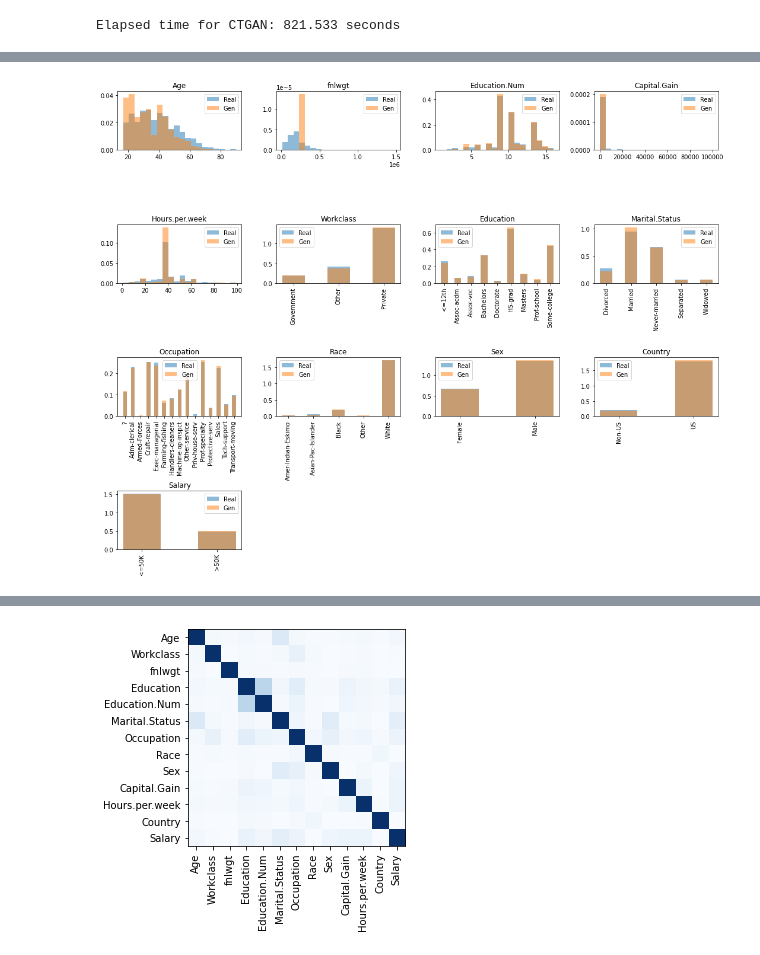
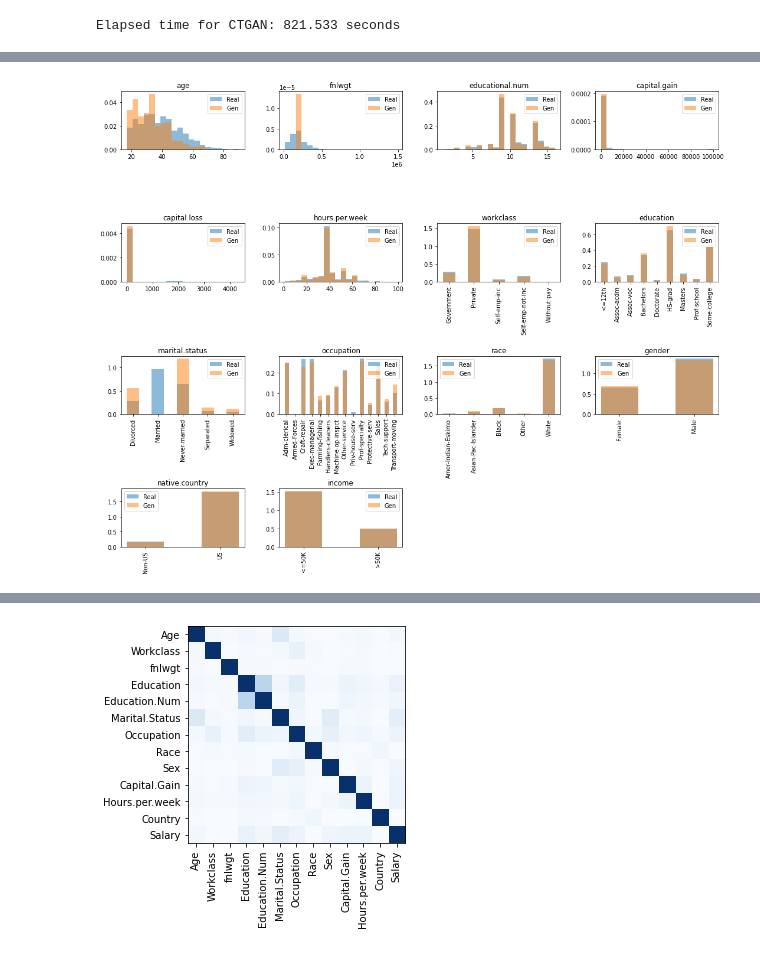
Before and after one commit to ArneRustad/Master-thesis-cf, a Jupyter notebook: tableGAN_compare_on_adult.ipynb, the cells around one changed output, grey strips where cells are left out. Cells and saved outputs as stored; diff of their text form; code cells hidden in the pictures.

Commit message:
Ran TGAN

```diff
--- a/tableGAN_compare_on_adult.ipynb
+++ b/tableGAN_compare_on_adult.ipynb
@@ -144,10 +131,10 @@ compare_hist_real_vs_generated(tg_qt, other_gen_dataset = ctgan_synthetic_data,
 # %%
-tgan_synthetic_data = pd.read_csv("Datasets//tgan_synthetic_dataset.csv")
+tgan_synthetic_data = pd.read_csv("Datasets//tgan_synthetic_train_dataset.csv")
 compare_hist_real_vs_generated(tg_qt, other_gen_dataset = tgan_synthetic_data, discrete_xtick_rotation = 90,
                                save_path = compare_hist_prefix + "tgan" + image_type,
                               save_dir = image_dir)
 # %% [output]
-[figure, old version]
+[figure, new version]
 # %%
 tabFairGAN_synthetic_data = pd.read_csv(".//Datasets//Generated_for_pred_eval_adult//tabFairGAN//gen_full.csv")
 compare_hist_real_vs_generated(tg_qt, other_gen_dataset = tabFairGAN_synthetic_data, discrete_xtick_rotation = 90,
```
Also changed, not shown: parts of 9 cells of this notebook, 5 other files.
